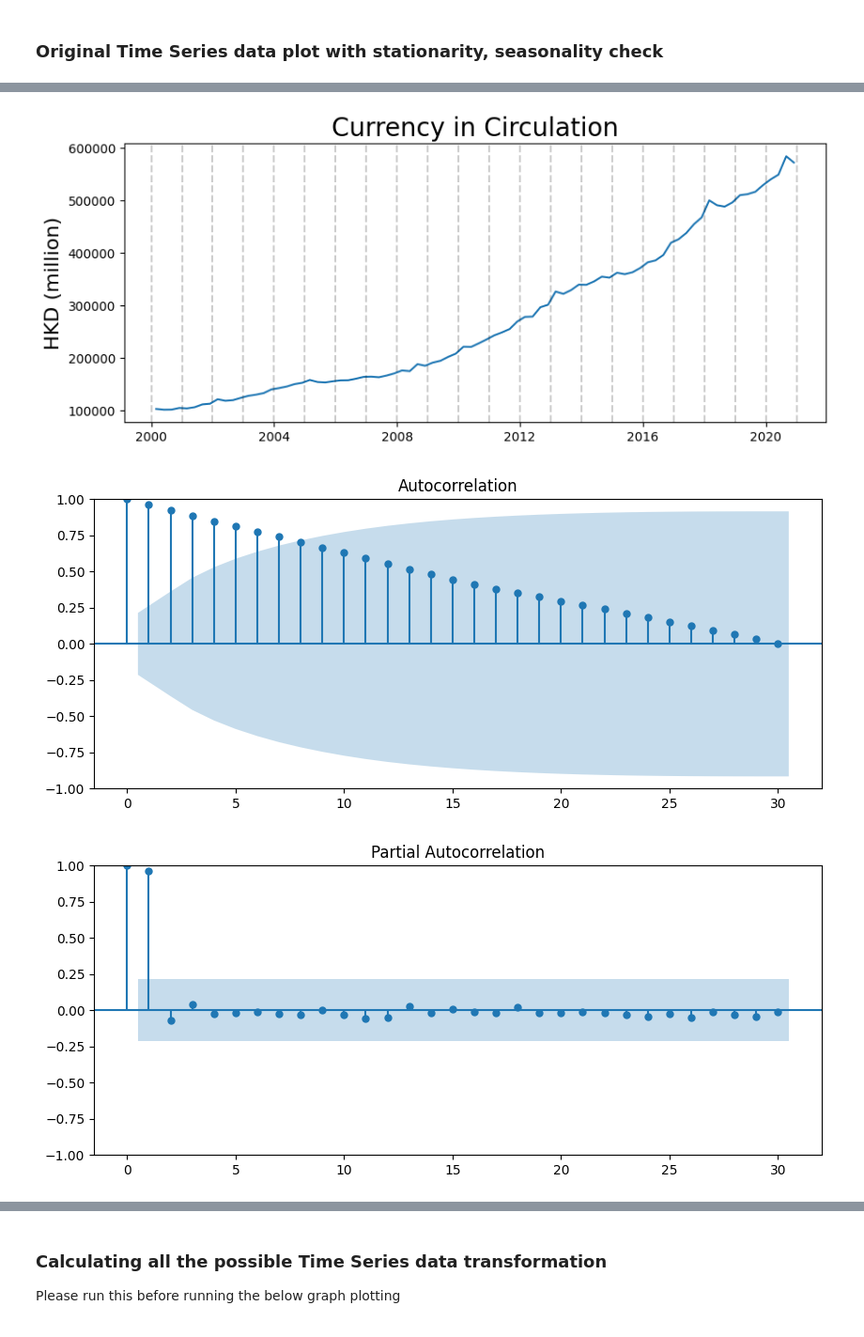
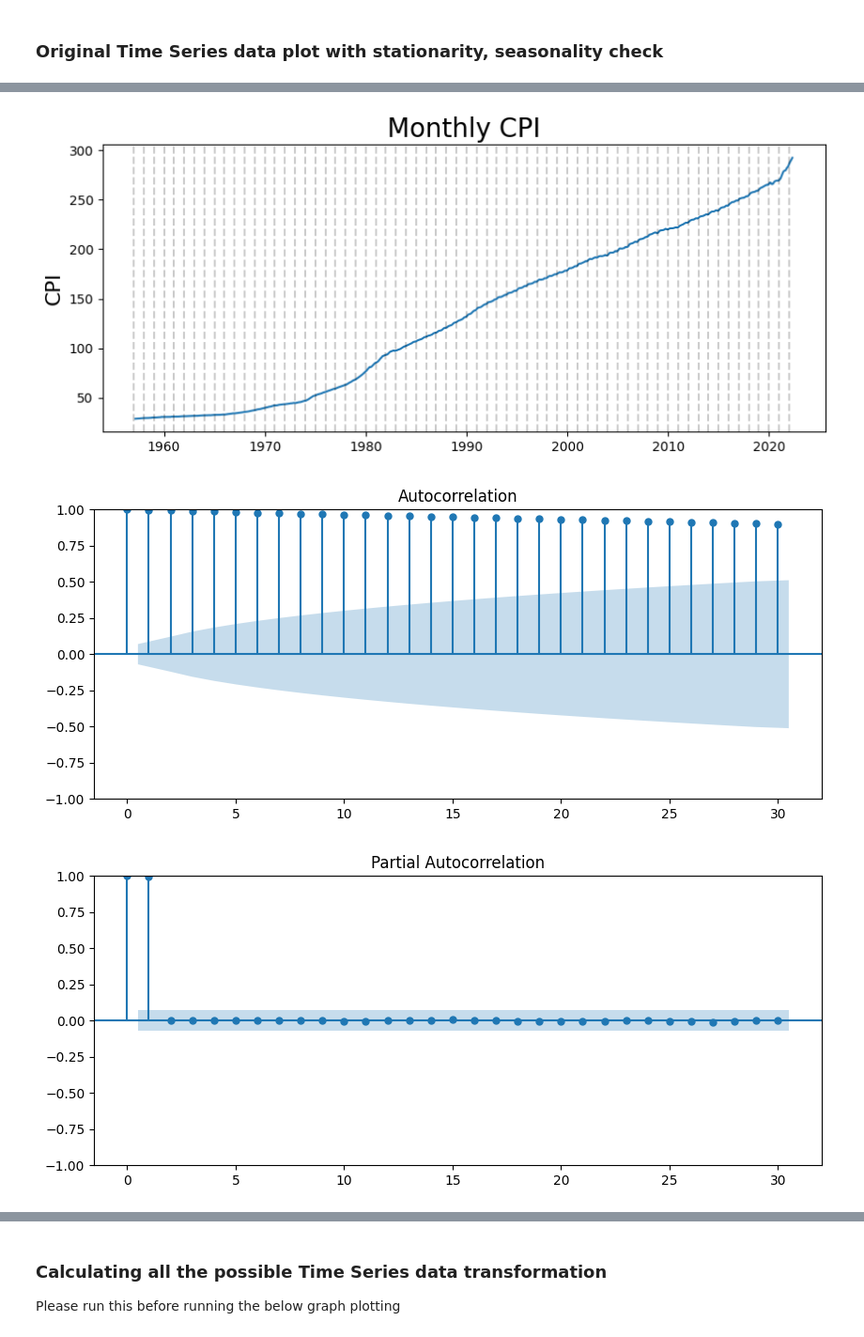
Before and after one commit to edmund844328/STAT4601_TimeSeriesForecasting, a Jupyter notebook: timeSeriesModelPy.ipynb, the cells around one changed output, grey strips where cells are left out. Shown at 94% size. Drawn from its saved outputs; the diff is of its cells as text; code cells hidden in the pictures.

```diff
--- a/timeSeriesModelPy.ipynb
+++ b/timeSeriesModelPy.ipynb
@@ -49,25 +42,26 @@ df
 ### Require Dataframe with format (datetime , Time Series data) only
 # %%
 #Data cleaning
-df['Date'] = df['Year']
-for index in df.index:
-    if (df['Quarter'][index] == 'Q1'):
-        df['Date'][index] = str(df['Year'][index]) + '-03-01'
-    elif (df['Quarter'][index] == 'Q2'):
-        df['Date'][index] = str(df['Year'][index]) + '-06-01'
-    elif (df['Quarter'][index] == 'Q3'):
-        df['Date'][index] = str(df['Year'][index]) + '-09-01'
-    elif (df['Quarter'][index] == 'Q4'):
-        df['Date'][index] = str(df['Year'][index]) + '-12-01'
-#convert floating point to int then to str
-# df['Date'] = df['Year'].astype(str) + '-' + (df['月'].astype(int)).astype(str) + '-01'
-# df.head()
+# df['Date'] = df['Year']
+# for index in df.index:
+#     if (df['Quarter'][index] == 'Q1'):
+#         df['Date'][index] = str(df['Year'][index]) + '-03-01'
+#     elif (df['Quarter'][index] == 'Q2'):
+#         df['Date'][index] = str(df['Year'][index]) + '-06-01'
+#     elif (df['Quarter'][index] == 'Q3'):
+#         df['Date'][index] = str(df['Year'][index]) + '-09-01'
+#     elif (df['Quarter'][index] == 'Q4'):
+#         df['Date'][index] = str(df['Year'][index]) + '-12-01'
+
+# convert floating point to int then to str
+df['Date'] = df['year'].astype(str) + '-' + (df['month'].astype(int)).astype(str) + '-01'
+df.head()
 # %% [markdown]
 ### Data Cleaning
 # %%
 #Data cleaning
-df_clean = df.loc[:,['Date','Total']]
-df_clean.rename(columns={'Date':'date','Total':'total'},inplace=True)
+df_clean = df.loc[:,['DATE','CPILFENS']]
+df_clean.rename(columns={'DATE':'date','CPILFENS':'cpi'},inplace=True)
 df_clean['date'] = pd.to_datetime(df_clean.date)
 df.dropna(inplace=True)
 df_clean.tail()
@@ -81,9 +75,9 @@ df_clean.tail()
 # %%
 #Subseting data, Leave some data for forcecasting
 df_clean.set_index('date',inplace=True)
-start_year, end_year = 2000, 2021
+start_year, end_year = 1957, 2022
 start_date = pd.to_datetime(str(start_year) + '-01-01')
-end_date = pd.to_datetime(str(end_year) +'-01-01')
+end_date = pd.to_datetime(str(end_year) +'-05-01')
 df_clean = df_clean[start_date:end_date]
 df.dropna(inplace=True)
 df_train = df_clean.copy()
@@ -129,15 +123,15 @@ def seasonDecomposer(dataframe, column, models='additive', periods=1):
     seasonal_decompose(dataframe[column], model=models, period=periods).plot().suptitle(f'\n{models} decompose', fontsize=12)
 
 #Combine all funtions
-def plotAll(dataframe, column, plottitle, plotylabel, startyear, endyear, models='additive', periods=1):
+def plotAll(dataframe, column, plottitle, plotylabel, startyear, endyear, models='additive', periods=1, lag=30):
     ADFtest(dataframe, column)
     plotGraph(dataframe, column, plottitle, plotylabel, startyear, endyear)
     # “ywm” : Yule-Walker without adjustment. Default.
     # “yw”  : Yule-Walker with sample-size adjustment in denominator for acovf. Default.
     #alpha  : 0.05 = 95% confidence interval
     plt.rcParams.update({'figure.figsize':(10,4)})
-    plot_acf(dataframe[column],  alpha=.05, lags=30)
-    plot_pacf(dataframe[column],  alpha=.05, method='ywm',lags=30)
+    plot_acf(dataframe[column],  alpha=.05, lags=lag)
+    plot_pacf(dataframe[column],  alpha=.05, method='ywm',lags=lag)
     seasonDecomposer(dataframe, column, models, periods)
 
 #Check all stationarity after log and differencing
@@ -192,5 +186,5 @@ def plotStdResid(std_resid_array):
 # %% [markdown]
 ### Original Time Series data plot with stationarity, seasonality check
 # %%
-plotAll(df_clean, 'total', 'Currency in Circulation', 'HKD (million)', start_year, end_year+1, models='additive', periods=1)
+plotAll(df_clean, 'cpi', 'Monthly CPI', 'CPI', start_year, end_year+1, models='additive', periods=1)
 # %% [output]
@@ -206,3 +200,3 @@ It is non-stationary (p-value: 0.9989555501982509)
-[figure, old version]
+[figure, new version]
-[figure, old version]
+[figure, new version]
-[figure, old version]
+[figure, new version]
```
Also changed, not shown: parts of 11 cells of this notebook, 4 other files.
